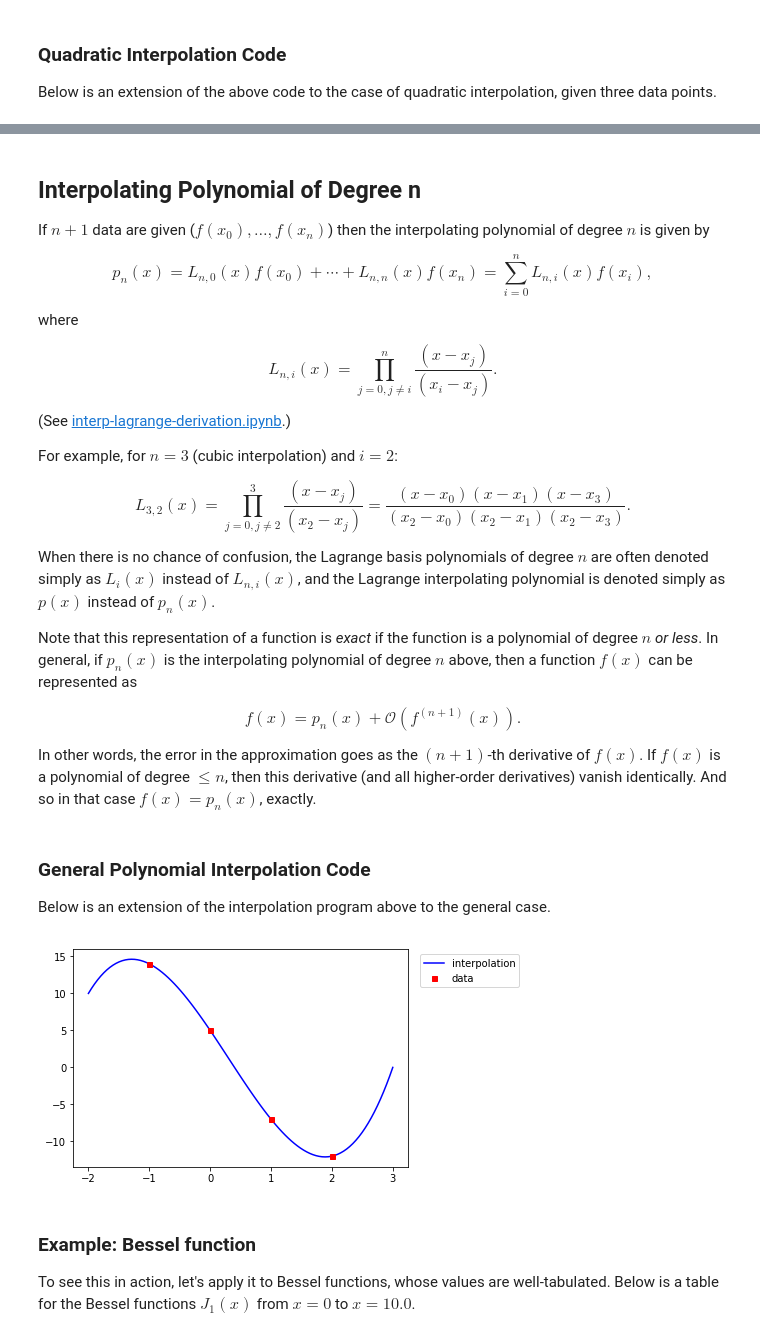
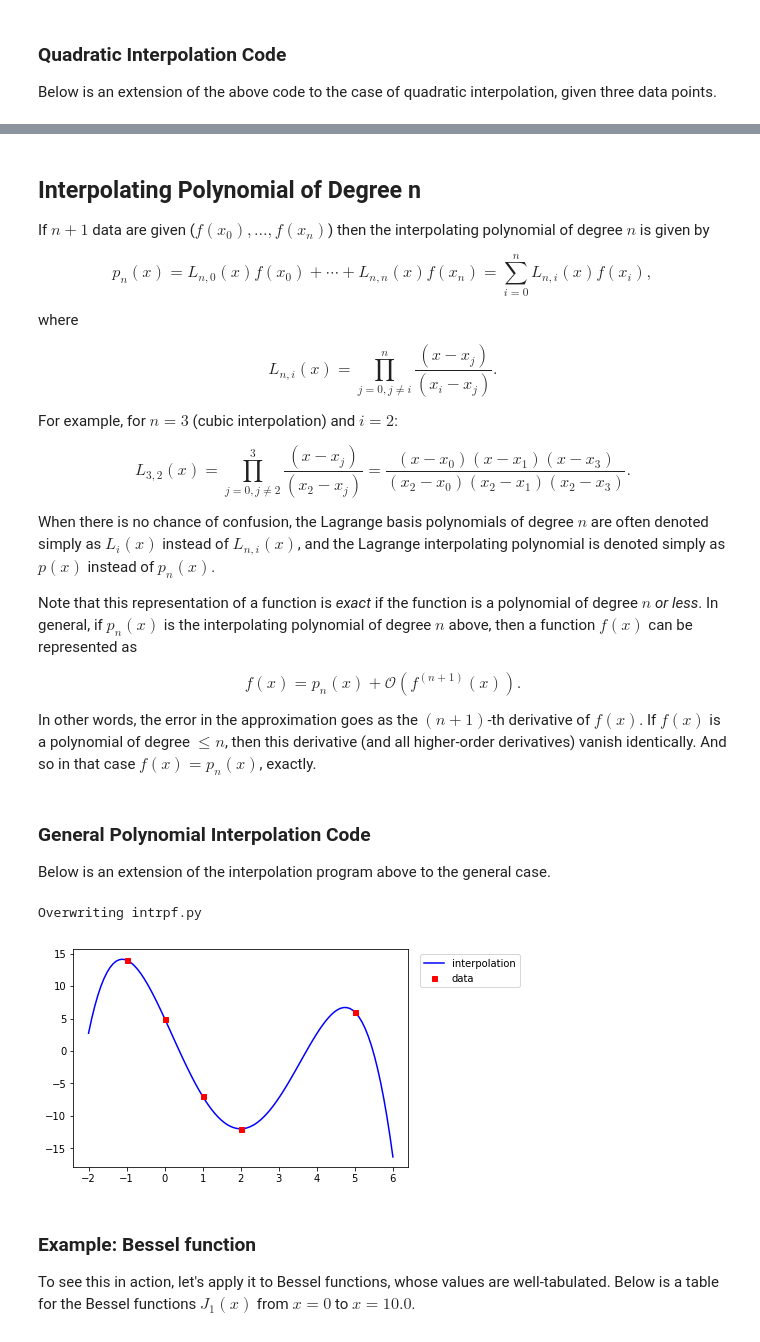
Before and after one commit to EricJWest/NumericalMethods, a Jupyter notebook: Interpolation/01-lagrange-interpolation.ipynb, the cells around one changed output, grey strips where cells are left out. Drawn from its saved outputs; the diff is of its cells as text; code cells hidden in the pictures.

```diff
--- a/Interpolation/01-lagrange-interpolation.ipynb
+++ b/Interpolation/01-lagrange-interpolation.ipynb
@@ -275,8 +287,6 @@ where
 \begin{equation}
    L_{n,i}(x) = \prod_{j=0, j\neq i}^{n}\frac{(x - x_{j})}{(x_{i} - x_{j})}.
 \end{equation}
-
-(See [interp-lagrange-derivation.ipynb](https://github.com/ejwest2/NumericalMethods/blob/master/Interpolation/interp-lagrange-derivation.ipynb).)
 
 For example, for $n=3$ (cubic interpolation) and $i=2$:
 
@@ -298,20 +308,20 @@ In other words, the error in the approximation goes as the $(n+1)$-th derivative
 ### General Polynomial Interpolation Code
 Below is an extension of the interpolation program above to the general case.
 # %%
-import numpy as np
-import matplotlib.pyplot as plt
-%matplotlib inline
+%%writefile intrpf.py
+def intrpf(x, xdata, fdata) :
+    """
+    Function that interpolates the unique n-degree polynomial that passes
+    through n+1 data points.
 
-def interp(x, xdata, fdata) :
-    """ interpolation function
+    INPUT
+    x     : grid point where function value is wanted
+    xdata : [x0,...,xN], 1D array of grid points where function is known
+    fdata : [f0,...,fN], 1D array of function values at given grid points
 
-    INPUT:
-    x = grid point where function value is wanted
-    xdata = [x0,...,xN], 1D array of grid points where function values are given
-    fdata = [f0,...,fN], 1D array of function values at given grid points
+    OUTPUT
+    p     : value of interpolating function at grid point
 
-    OUTPUT:
-    p = value of interpolating function at grid point
     """
 
     # initialize interpolating function
@@ -330,25 +340,5 @@ def interp(x, xdata, fdata) :
         p = p + Li*fdata[i]
 
     return p
-
-# enter input data
-data = np.array([[-1,14],[0,5],[1,-7],[2,-12]]) # <-- ENTER DATA HERE
-xdata = data[:,0]
-ydata = data[:,1]
-
-# define x-grid
-xmin = np.amin(xdata)
-xmax = np.amax(xdata)
-x = np.linspace(xmin-1, xmax+1, 100)
-
-# get interpolating polynomial on grid
-y = interp(x, xdata, ydata)
-
-# plot
-fig, ax = plt.subplots()
-ax.plot(x, y, color="blue", label="interpolation")
-ax.plot(xdata, ydata, 'rs', markersize=5, label="data")
-ax.legend(bbox_to_anchor=(1.02,1), loc=2)
-plt.show()
 # %% [output]
-[figure, removed]
+Overwriting intrpf.py
@@ -355,3 +347,25 @@ plt.show()
+# %%
+# input data
+data = np.array([[-1,14],[0,5],[1,-7],[2,-12],[5,6]]) # <-- ENTER DATA HERE
+xdata = data[:,0]
+ydata = data[:,1]
+
+# setup x grid
+xmin = np.amin(xdata)
+xmax = np.amax(xdata)
+x = np.linspace(xmin-1, xmax+1, 100)
+
+# call interpolating routine
+y = intrpf(x, xdata, ydata)
+
+# plot
+fig, ax = plt.subplots()
+ax.plot(x, y, color="blue", label="interpolation")
+ax.plot(xdata, ydata, 'rs', markersize=5, label="data")
+ax.legend(bbox_to_anchor=(1.02,1), loc=2)
+plt.show()
+# %% [output]
+[figure, added]
 # %% [markdown]
 ### Example: Bessel function
 To see this in action, let's apply it to Bessel functions, whose values are well-tabulated. Below is a table for the Bessel functions $J_{1}(x)$ from $x=0$ to $x=10.0$.
```
Also changed, not shown: parts of 14 cells of this notebook, 2 other files.
